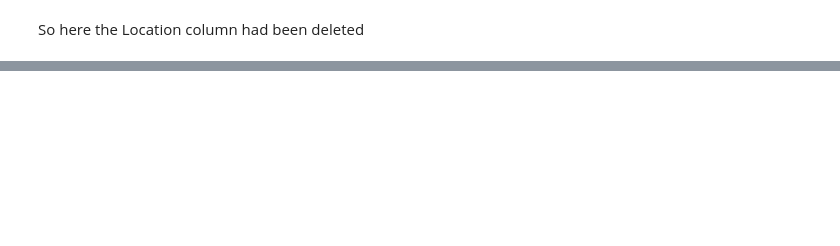
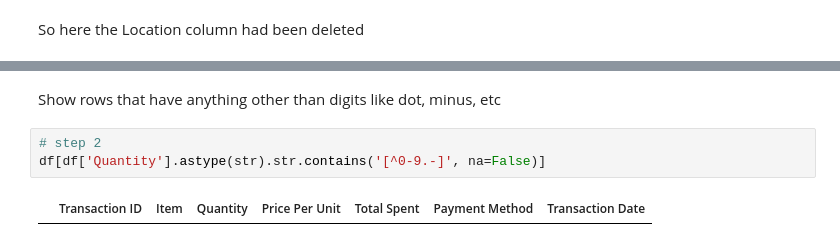
Before and after one commit to ShaazCode/Python-Libraries---EDA, a Jupyter notebook: Pandas.ipynb, the cells around one changed output, grey strips where cells are left out. Cells and saved outputs as stored; diff of their text form; blank space fills up the shorter version.

```diff
--- a/Pandas.ipynb
+++ b/Pandas.ipynb
@@ -763,0 +857,7 @@ So here the Location column had been deleted
+# %% [markdown]
+Show rows that have anything other than digits like dot, minus, etc
+# %%
+# step 2
+df[df['Quantity'].astype(str).str.contains('[^0-9.-]', na=False)]
+# %% [output]
+|  | Transaction ID | Item | Quantity | Price Per Unit | Total Spent | Payment Method | Transaction Date |
```
Also changed, not shown: parts of 17 cells of this notebook.
